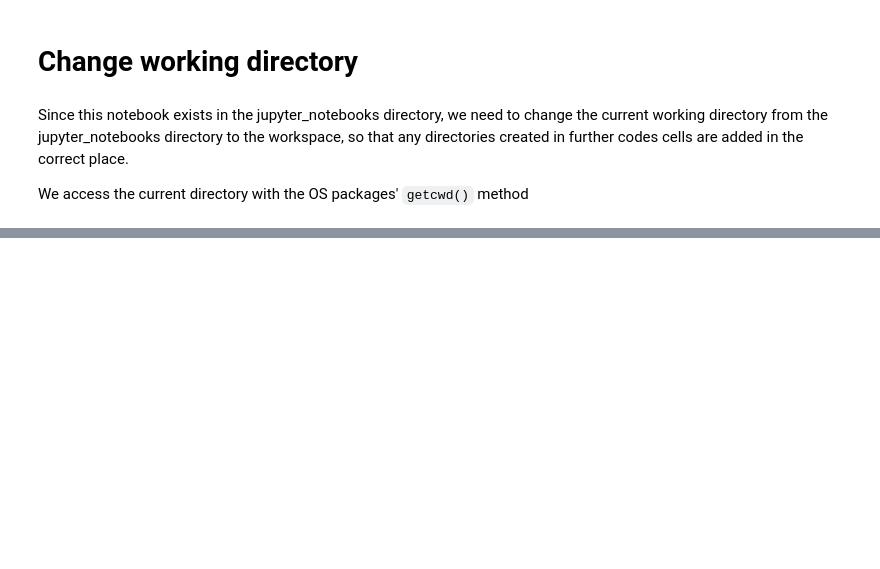
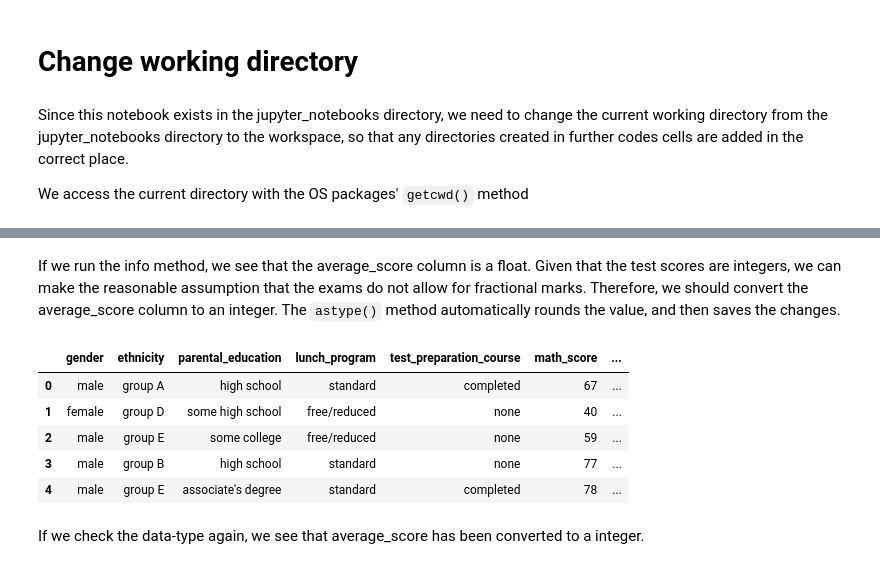
Before and after one commit to AdamBoley/Exam-Scores-Analysis, a Jupyter notebook: jupyter_notebooks/01-DataCollection.ipynb, the cells around one changed output, grey strips where cells are left out. Drawn from its saved outputs; the diff is of its cells as text; code cells hidden in the pictures; blank space fills up the shorter version.

```diff
--- a/jupyter_notebooks/01-DataCollection.ipynb
+++ b/jupyter_notebooks/01-DataCollection.ipynb
@@ -28,0 +191,14 @@ current_directory
+# %% [markdown]
+If we run the info method, we see that the average_score column is a float. Given that the test scores are integers, we can make the reasonable assumption that the exams do not allow for fractional marks. Therefore, we should convert the average_score column to an integer. The `astype()` method automatically rounds the value, and then saves the changes.
+# %%
+df = df.astype({'average_score':'int'})
+df.head()
+# %% [output]
+|  | gender | ethnicity | parental_education | lunch_program | test_preparation_course | math_score | ... |
+| 0 | male | group A | high school | standard | completed | 67 | ... |
+| 1 | female | group D | some high school | free/reduced | none | 40 | ... |
+| 2 | male | group E | some college | free/reduced | none | 59 | ... |
+| 3 | male | group B | high school | standard | none | 77 | ... |
+| 4 | male | group E | associate's degree | standard | completed | 78 | ... |
+# %% [markdown]
+If we check the data-type again, we see that average_score has been converted to a integer.
```
Also changed, not shown: parts of 34 cells of this notebook, 5 other files.
